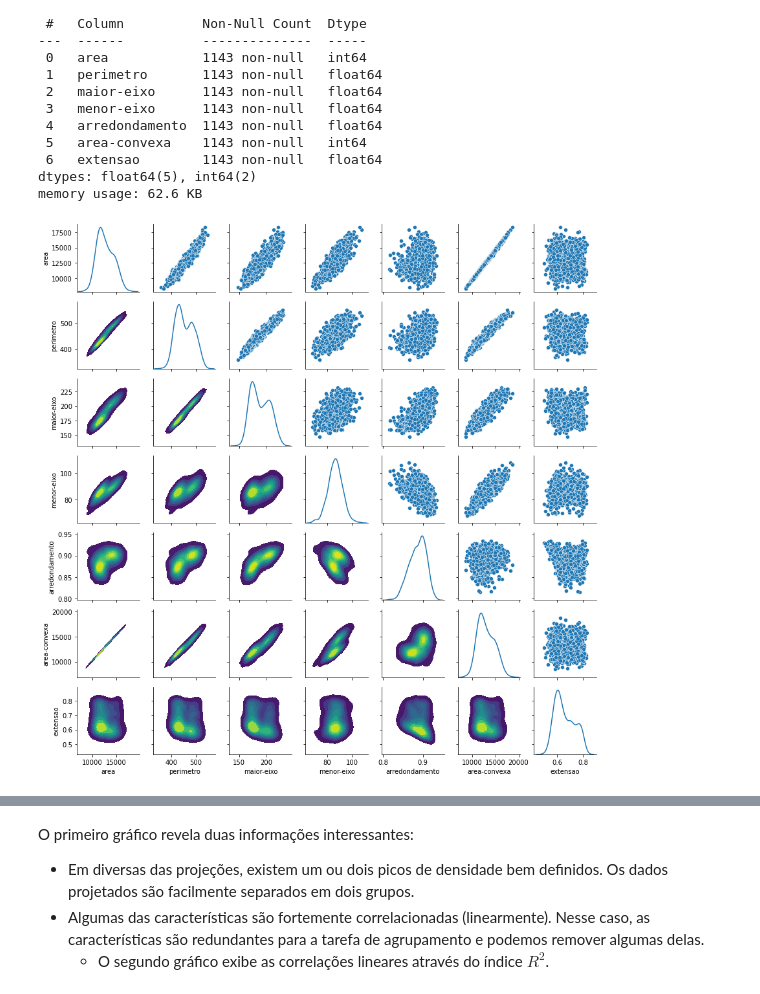
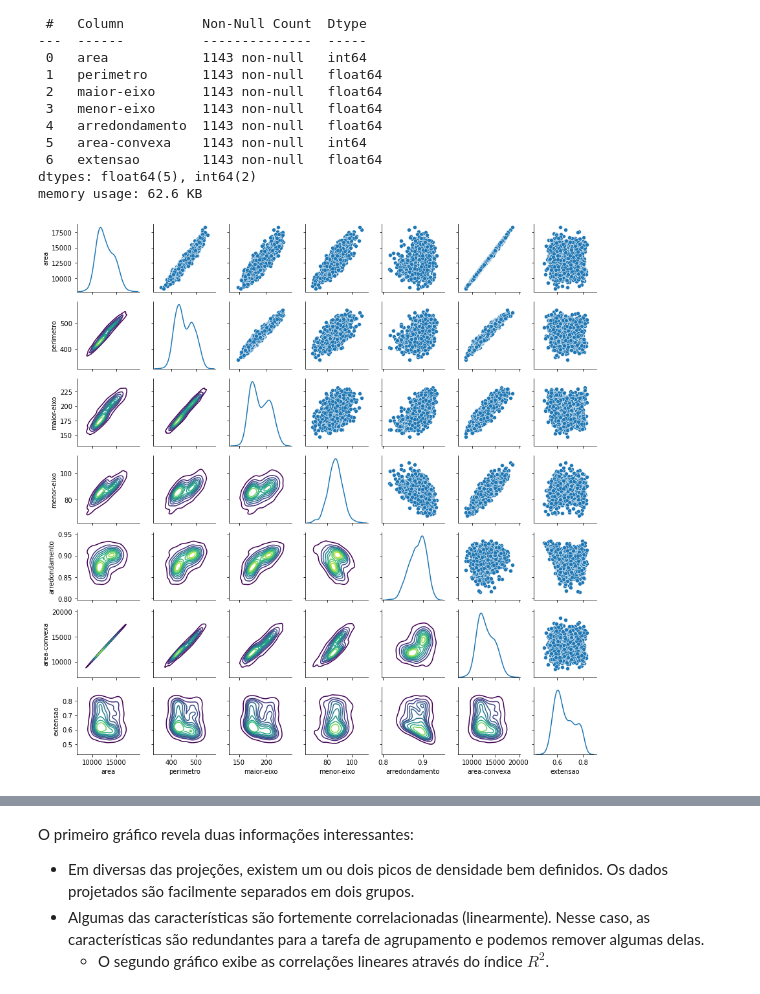
Before and after one commit to usr-bin32/data-mining-assignments, a Jupyter notebook: p4/notebook.ipynb, the cells around one changed output, grey strips where cells are left out. Saved outputs shown, nothing was run; the diff lists cells and outputs as text; code cells hidden in the pictures.

```diff
--- a/p4/notebook.ipynb
+++ b/p4/notebook.ipynb
@@ -37,12 +39,11 @@ memory usage: 62.6 KB
 # %%
 # Distribuição
 g = sns.PairGrid(df, diag_sharey=False, height=1.75)
 g.map_upper(sns.scatterplot)
-g.map_lower(sns.kdeplot, fill=True, cmap="viridis")
-g.map_diag(sns.kdeplot)
-pairgrid = g
+g.map_lower(sns.kdeplot, cmap="viridis")
+g.map_diag(sns.kdeplot);
 # %% [output]
-[figure, old version]
+[figure, new version]
 # %%
 # Correlação linear (R^2)
 plt.figure(figsize=(8, 8))
```
Also changed, not shown: parts of 11 cells of this notebook, 2 other files.
